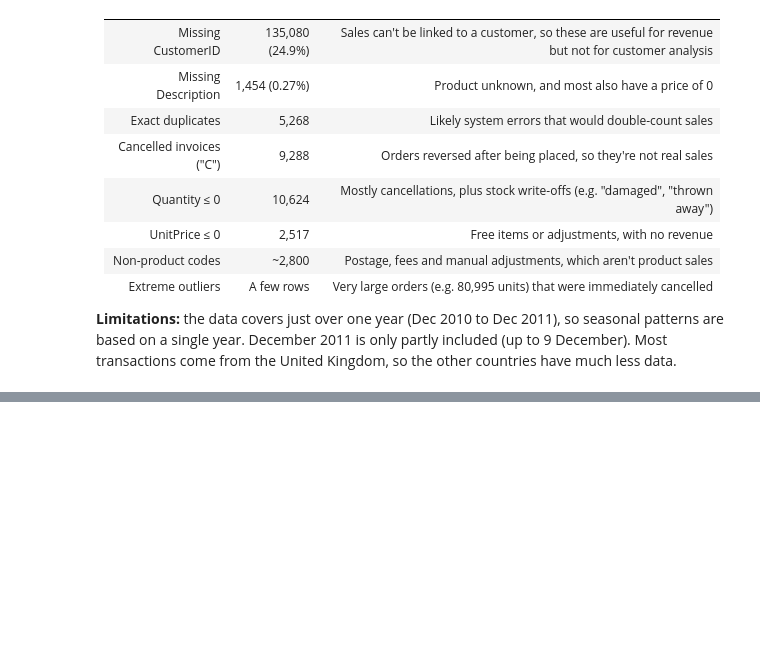
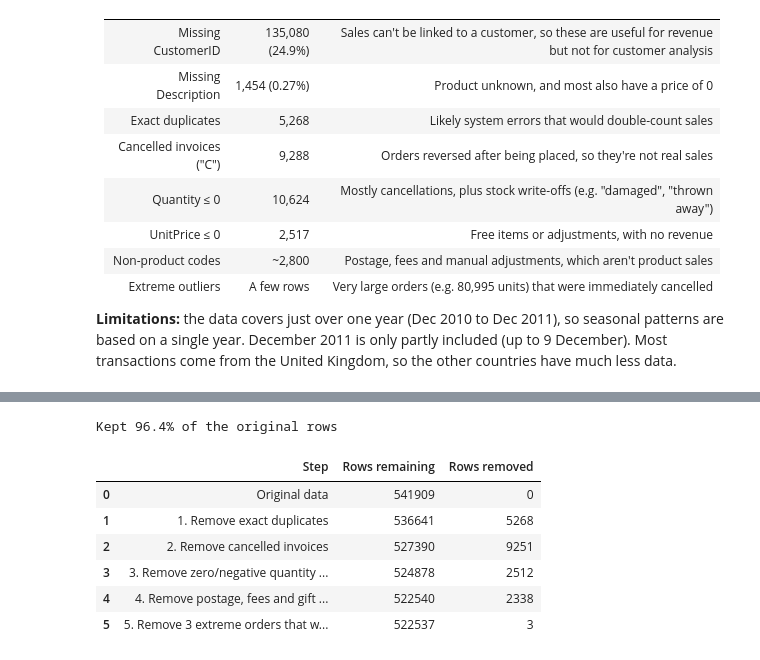
Before and after one commit to Enne08/online-retail-dashboard, a Jupyter notebook: online_retail_analysis.ipynb, the cells around one changed output, grey strips where cells are left out. Saved outputs shown, nothing was run; the diff lists cells and outputs as text; code cells hidden in the pictures; blank space fills up the shorter version.

Commit message:
Clean data: remove duplicates, cancellations, invalid and non product rows

```diff
--- a/online_retail_analysis.ipynb
+++ b/online_retail_analysis.ipynb
@@ -174,0 +179,39 @@ df.loc[df["Quantity"].abs().nlargest(4).index,
+# %%
+clean = df.copy()
+steps = [("Original data", len(clean))]
+
+# 1. Remove exact duplicate rows
+clean = clean.drop_duplicates()
+steps.append(("1. Remove exact duplicates", len(clean)))
+
+# 2. Remove cancelled invoices (InvoiceNo starting with "C")
+clean = clean[~clean["InvoiceNo"].str.startswith("C")]
+steps.append(("2. Remove cancelled invoices", len(clean)))
+
+# 3. Keep only positive quantities and prices
+clean = clean[(clean["Quantity"] > 0) & (clean["UnitPrice"] > 0)]
+steps.append(("3. Remove zero/negative quantity or price", len(clean)))
+
+# 4. Remove non-product codes (postage, fees, adjustments, gift vouchers)
+NON_PRODUCT = ["POST", "DOT", "M", "m", "C2", "S", "B", "BANK CHARGES", "AMAZONFEE", "CRUK", "D"]
+fee_rows = clean["StockCode"].isin(NON_PRODUCT) | clean["StockCode"].str.startswith("gift_")
+clean = clean[~fee_rows]
+steps.append(("4. Remove postage, fees and gift vouchers", len(clean)))
+
+# 5. Remove 3 extreme orders that were reversed straight after being placed
+clean = clean[~clean["InvoiceNo"].isin(["581483", "541431", "556444"])]
+steps.append(("5. Remove 3 extreme orders that were reversed", len(clean)))
+
+summary = pd.DataFrame(steps, columns=["Step", "Rows remaining"])
+summary["Rows removed"] = (-summary["Rows remaining"].diff()).fillna(0).astype(int)
+print(f"Kept {len(clean) / len(df):.1%} of the original rows")
+summary
+# %% [output]
+Kept 96.4% of the original rows
+|  | Step | Rows remaining | Rows removed |
+| 0 | Original data | 541909 | 0 |
+| 1 | 1. Remove exact duplicates | 536641 | 5268 |
+| 2 | 2. Remove cancelled invoices | 527390 | 9251 |
+| 3 | 3. Remove zero/negative quantity ... | 524878 | 2512 |
+| 4 | 4. Remove postage, fees and gift ... | 522540 | 2338 |
+| 5 | 5. Remove 3 extreme orders that w... | 522537 | 3 |
```
Also changed, not shown: parts of 5 cells of this notebook.
